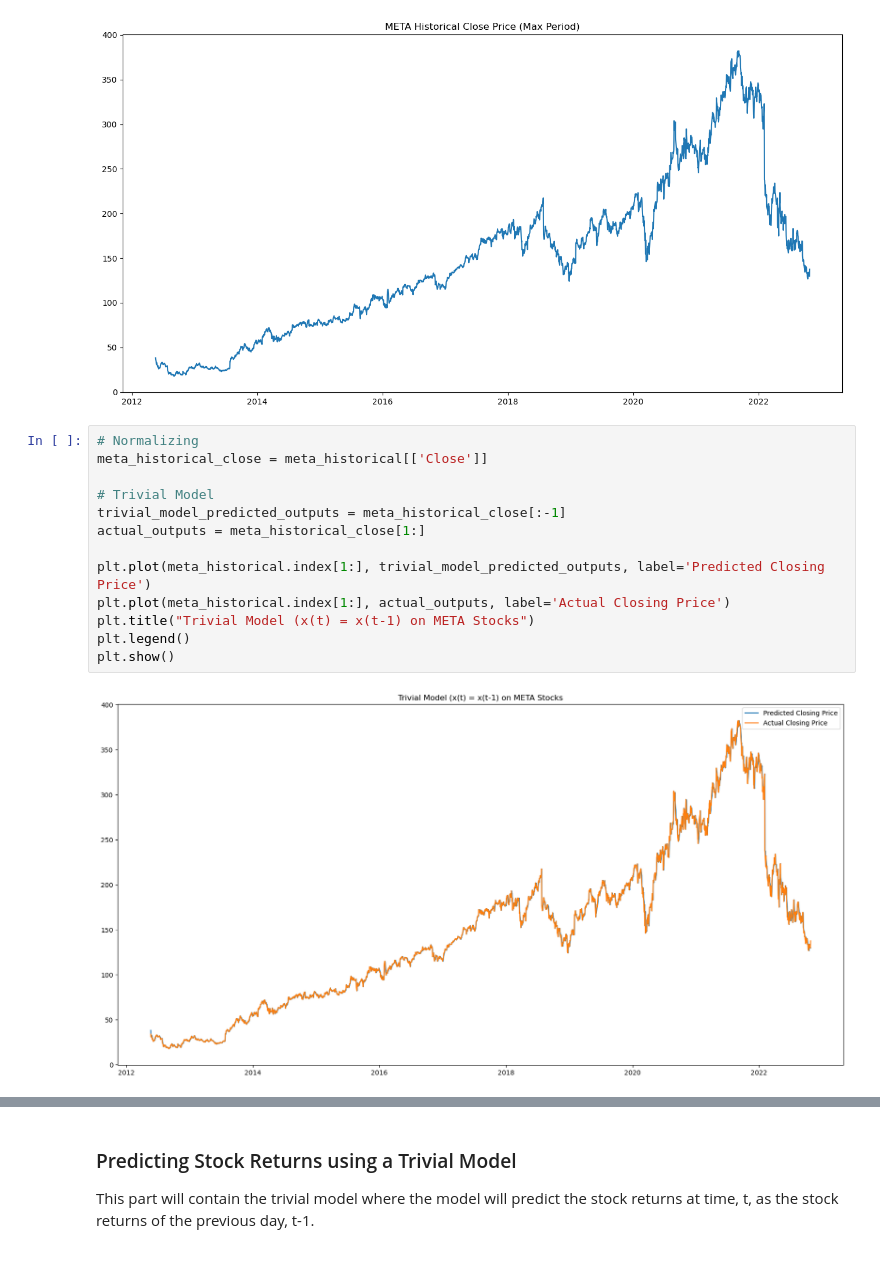
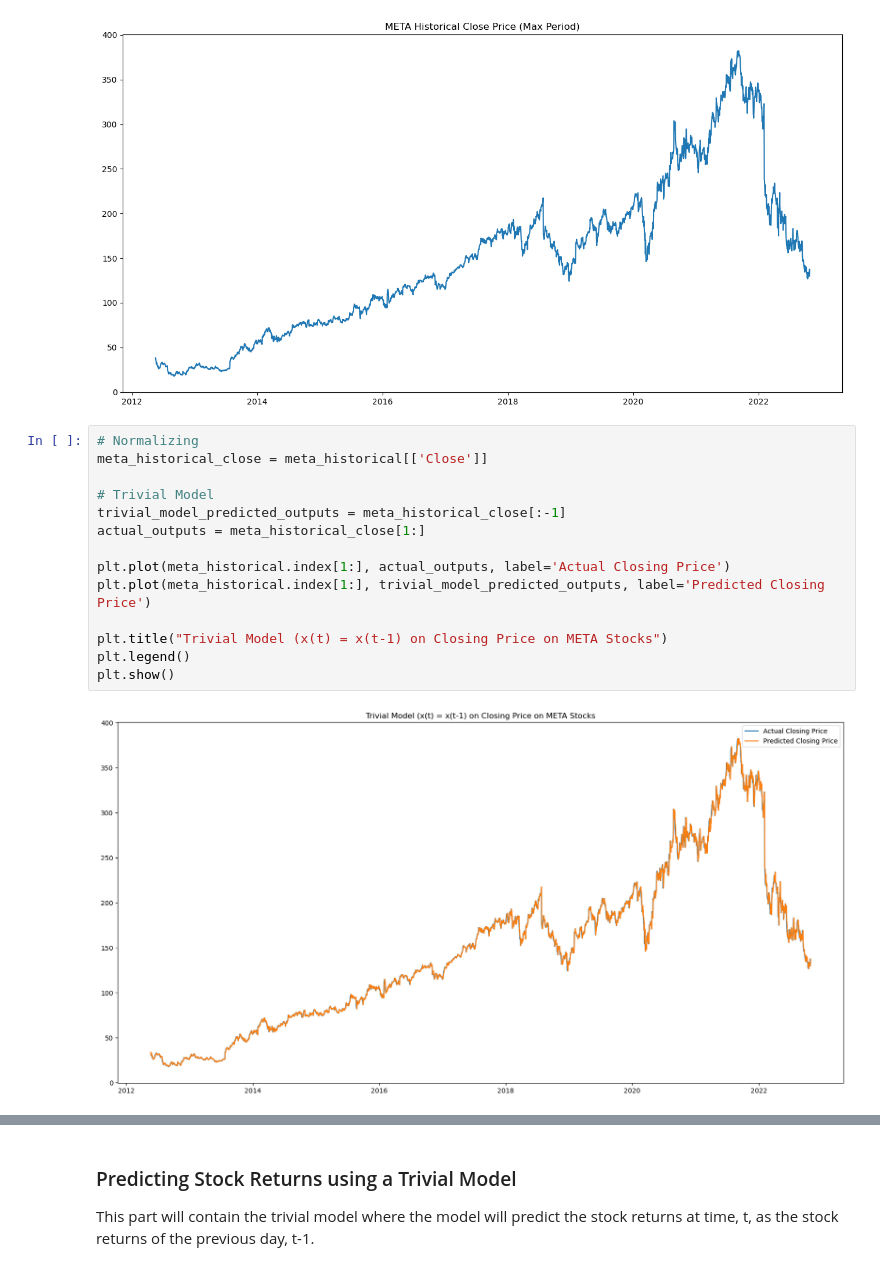
Before and after one commit to eltontay/Stock-Returns-Prediction-ML-Textual-Analysis, a Jupyter notebook: Data-Model/trivial_model.ipynb, the cells around one changed output, grey strips where cells are left out. Drawn from its saved outputs; the diff is of its cells as text.

Commit message:
including in trivial model for stock returns

```diff
--- a/Data-Model/trivial_model.ipynb
+++ b/Data-Model/trivial_model.ipynb
@@ -46,18 +46,19 @@ plt.show()
 # %%
 # Normalizing
 meta_historical_close = meta_historical[['Close']]
 
 # Trivial Model
 trivial_model_predicted_outputs = meta_historical_close[:-1]
 actual_outputs = meta_historical_close[1:]
 
+plt.plot(meta_historical.index[1:], actual_outputs, label='Actual Closing Price')
 plt.plot(meta_historical.index[1:], trivial_model_predicted_outputs, label='Predicted Closing Price')
-plt.plot(meta_historical.index[1:], actual_outputs, label='Actual Closing Price')
-plt.title("Trivial Model (x(t) = x(t-1) on META Stocks")
+
+plt.title("Trivial Model (x(t) = x(t-1) on Closing Price on META Stocks")
 plt.legend()
 plt.show()
 # %% [output]
-[figure, old version]
+[figure, new version]
 # %%
 print("R2 Score:" ,r2_score(actual_outputs, trivial_model_predicted_outputs))
 print("Mean Squared Error:", mean_squared_error(actual_outputs, trivial_model_predicted_outputs))
```
Also changed, not shown: parts of 5 cells of this notebook.
